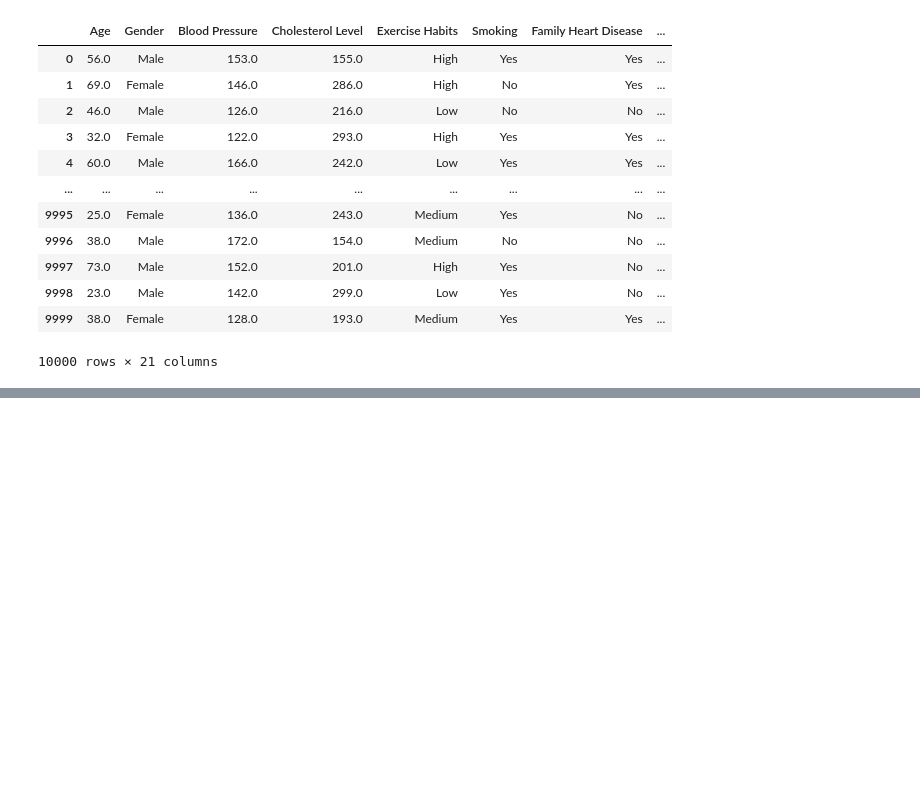
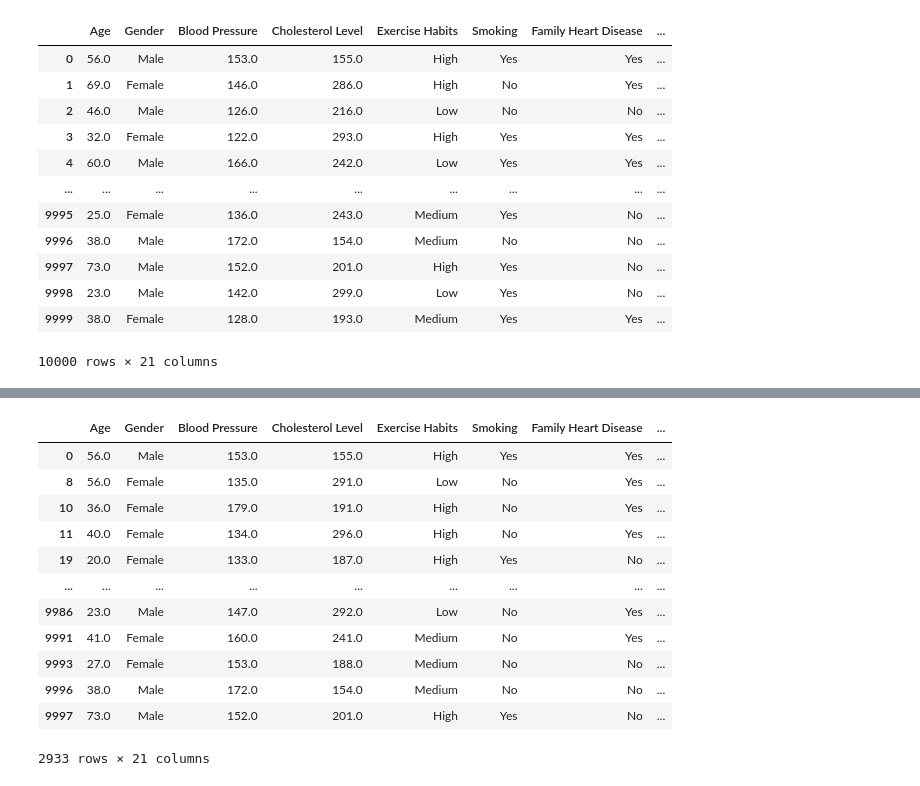
Before and after one commit to HongxuTeoh/AI_Assignment, a Jupyter notebook: AI_Assignment.ipynb, the cells around one changed output, grey strips where cells are left out. Cells and saved outputs as stored; diff of their text form; code cells hidden in the pictures; blank space fills up the shorter version.

```diff
--- a/AI_Assignment.ipynb
+++ b/AI_Assignment.ipynb
@@ -45,0 +53,18 @@ data
+# %%
+# to find rows with missing values
+missing_rows = data[data.isnull().any(axis=1)]
+missing_rows
+# %% [output]
+|  | Age | Gender | Blood Pressure | Cholesterol Level | Exercise Habits | Smoking | Family Heart Disease | ... |
+| 0 | 56.0 | Male | 153.0 | 155.0 | High | Yes | Yes | ... |
+| 8 | 56.0 | Female | 135.0 | 291.0 | Low | No | Yes | ... |
+| 10 | 36.0 | Female | 179.0 | 191.0 | High | No | Yes | ... |
+| 11 | 40.0 | Female | 134.0 | 296.0 | High | No | Yes | ... |
+| 19 | 20.0 | Female | 133.0 | 187.0 | High | Yes | No | ... |
+| ... | ... | ... | ... | ... | ... | ... | ... | ... |
+| 9986 | 23.0 | Male | 147.0 | 292.0 | Low | No | Yes | ... |
+| 9991 | 41.0 | Female | 160.0 | 241.0 | Medium | No | Yes | ... |
+| 9993 | 27.0 | Female | 153.0 | 188.0 | Medium | No | No | ... |
+| 9996 | 38.0 | Male | 172.0 | 154.0 | Medium | No | No | ... |
+| 9997 | 73.0 | Male | 152.0 | 201.0 | High | Yes | No | ... |
+2933 rows × 21 columns
```
Also changed, not shown: parts of 7 cells of this notebook, 2 other files.
